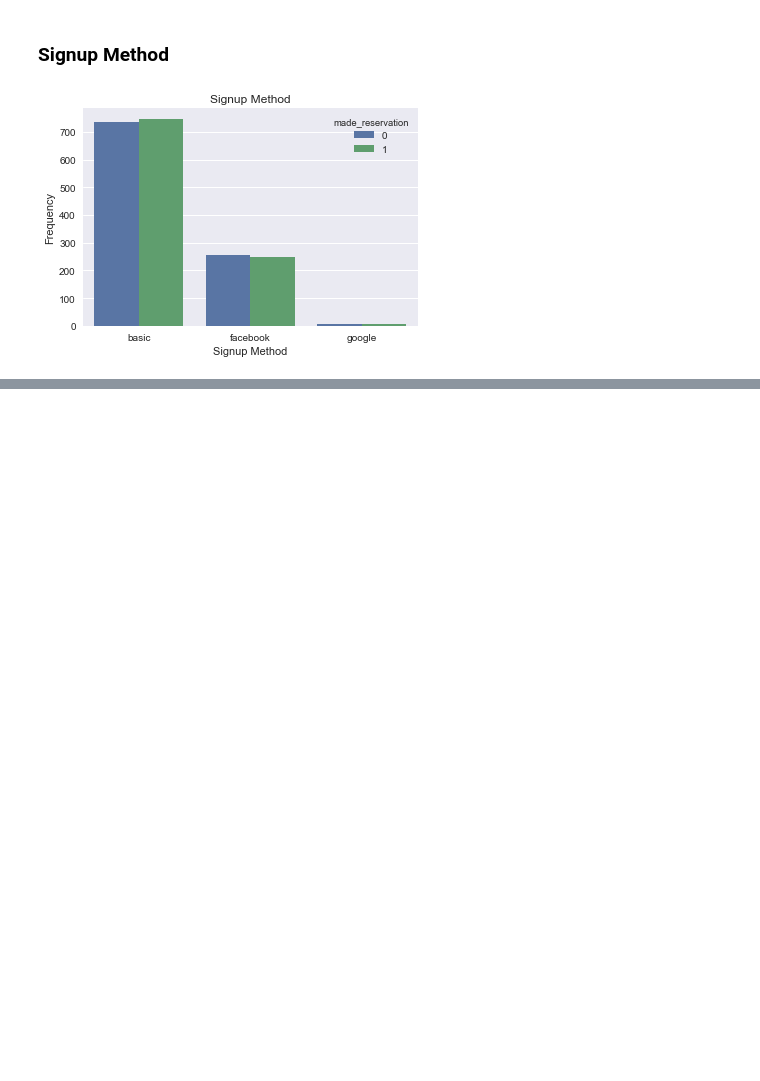
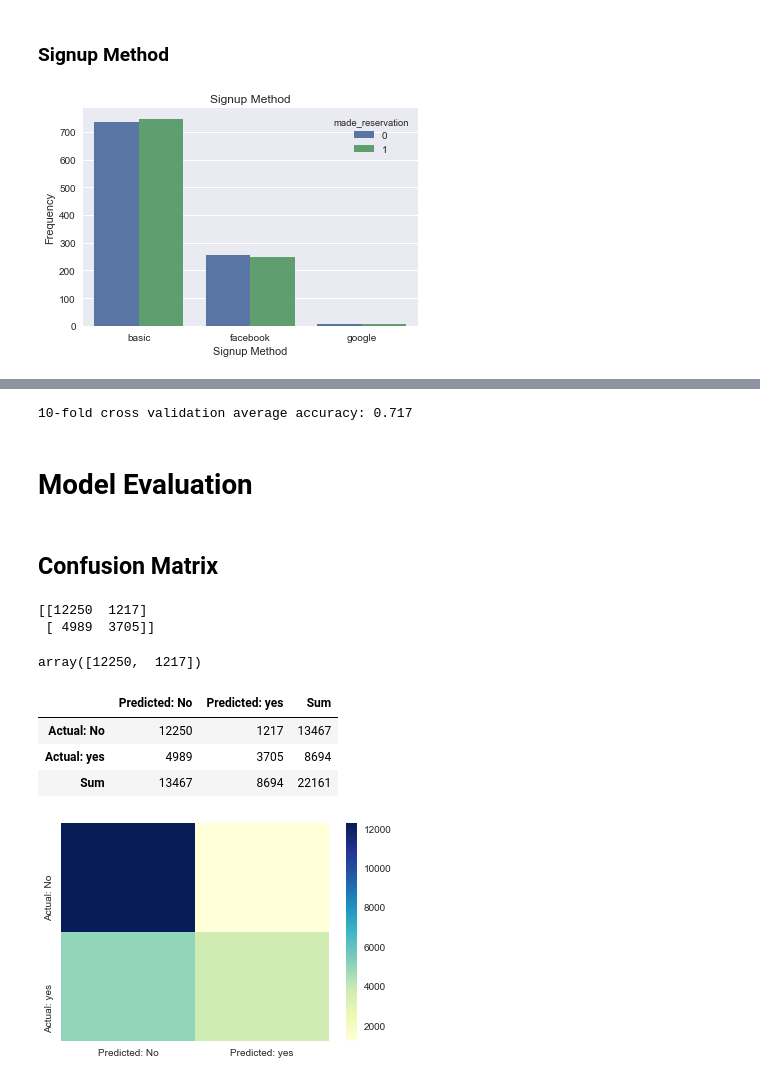
Before and after one commit to davidgibsonp/airbnb_predict_reservation, a Jupyter notebook: Report.ipynb, the cells around one changed output, grey strips where cells are left out. Saved outputs shown, nothing was run; the diff lists cells and outputs as text; code cells hidden in the pictures; blank space fills up the shorter version.

Commit message:
created Models

```diff
--- a/Report.ipynb
+++ b/Report.ipynb
@@ -477,0 +554,68 @@ plt.show()
+# %%
+from sklearn import model_selection
+from sklearn.model_selection import cross_val_score
+
+kfold = model_selection.KFold(n_splits=10, random_state=7)
+
+modelCV = LogisticRegression()
+
+scoring = 'accuracy'
+
+results = model_selection.cross_val_score(modelCV, X_train, y_train, cv=kfold, scoring=scoring)
+print("10-fold cross validation average accuracy: %.3f" % (results.mean()))
+
+# ---------------------------------------------------------------
+# data is an array with our already pre-processed dataset examples
+# from sklearn.model_selection import KFold
+# kf = KFold(n_splits=3) #split number
+# score_sum = 0
+
+# for train, test in kf.split(data):
+#     train_data = np.array(data)[train] #split train
+#     test_data = np.array(data)[test] #split test
+#     classifier = nltk.NaiveBayesClassifier.train(train_data) #train classifier
+#     score_sum += nltk.classify.accuracy(classifier, test_data) #calculate accurecy
+
+# average = score_sum / 3
+# %% [output]
+10-fold cross validation average accuracy: 0.717
+# %% [markdown]
+# Model Evaluation
+# %% [markdown]
+## Confusion Matrix
+# %%
+from sklearn.metrics import confusion_matrix
+confusion_matrix = confusion_matrix(y_test, y_pred)
+print(confusion_matrix)
+# %% [output]
+[[12250  1217]
+ [ 4989  3705]]
+# %%
+# np.sum(confusion_matrix[2])
+a = [np.sum(confusion_matrix[0]), np.sum(confusion_matrix[1])]
+# confusion_matrix[,]
+confusion_matrix[0]
+# %% [output]
+array([12250,  1217])
+# %%
+confusion_df = pd.DataFrame(confusion_matrix)
+
+confusion_df = confusion_df.append([[list(confusion_df.sum(axis=1))[0],
+                                     list(confusion_df.sum(axis=1))[1]]])
+
+confusion_df['Sum'] = list(confusion_df.sum(axis=1))
+
+confusion_df.columns = ['Predicted: No', 'Predicted: yes', 'Sum']
+confusion_df.index = ['Actual: No', 'Actual: yes', 'Sum']
+
+confusion_df
+# %% [output]
+|  | Predicted: No | Predicted: yes | Sum |
+| Actual: No | 12250 | 1217 | 13467 |
+| Actual: yes | 4989 | 3705 | 8694 |
+| Sum | 13467 | 8694 | 22161 |
+# %%
+sns.heatmap(confusion_df_2.iloc[0:2,0:2], cmap="YlGnBu")
+plt.show()
+# %% [output]
+[figure, added]
```
Also changed, not shown: parts of 38 cells of this notebook.
